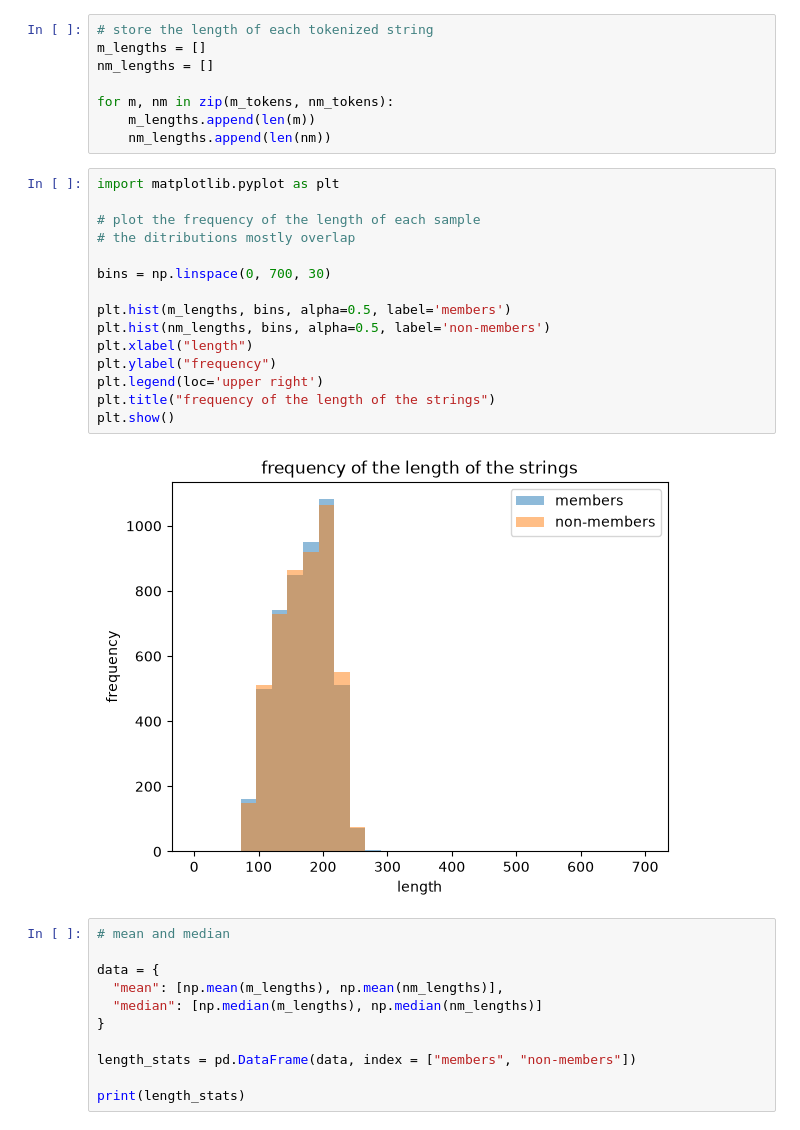
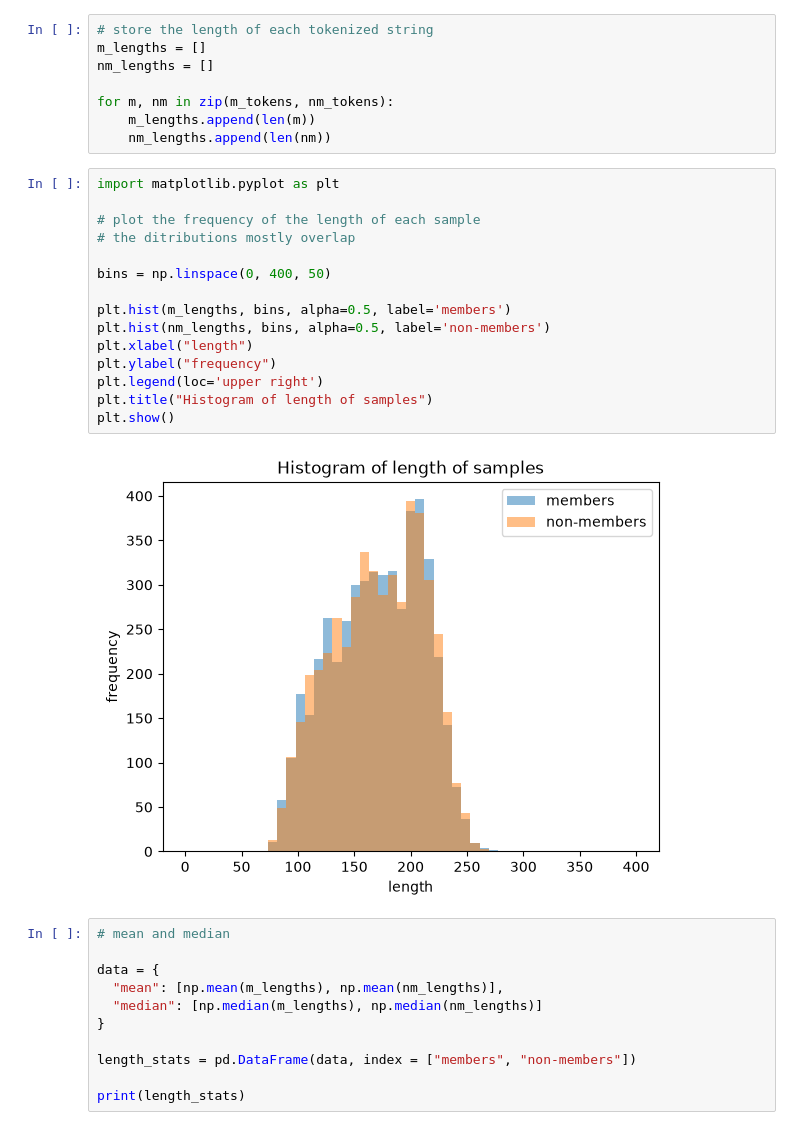
Before and after one commit to NikiLalev/data_privacy, a Jupyter notebook: ass1/notebooks/make_dataset.ipynb, the cells around one changed output. Drawn from its saved outputs; the diff is of its cells as text.

Commit message:
minor changes to the plots

```diff
--- a/ass1/notebooks/make_dataset.ipynb
+++ b/ass1/notebooks/make_dataset.ipynb
@@ -197,20 +197,20 @@ for m, nm in zip(m_tokens, nm_tokens):
 # %%
 import matplotlib.pyplot as plt
 
 # plot the frequency of the length of each sample
 # the ditributions mostly overlap
 
-bins = np.linspace(0, 700, 30)
+bins = np.linspace(0, 400, 50)
 
 plt.hist(m_lengths, bins, alpha=0.5, label='members')
 plt.hist(nm_lengths, bins, alpha=0.5, label='non-members')
 plt.xlabel("length")
 plt.ylabel("frequency")
 plt.legend(loc='upper right')
-plt.title("frequency of the length of the strings")
+plt.title("Histogram of length of samples")
 plt.show()
 # %% [output]
-[figure, old version]
+[figure, new version]
 # %%
 # mean and median
 
```
Also changed, not shown: parts of 2 cells of this notebook.
